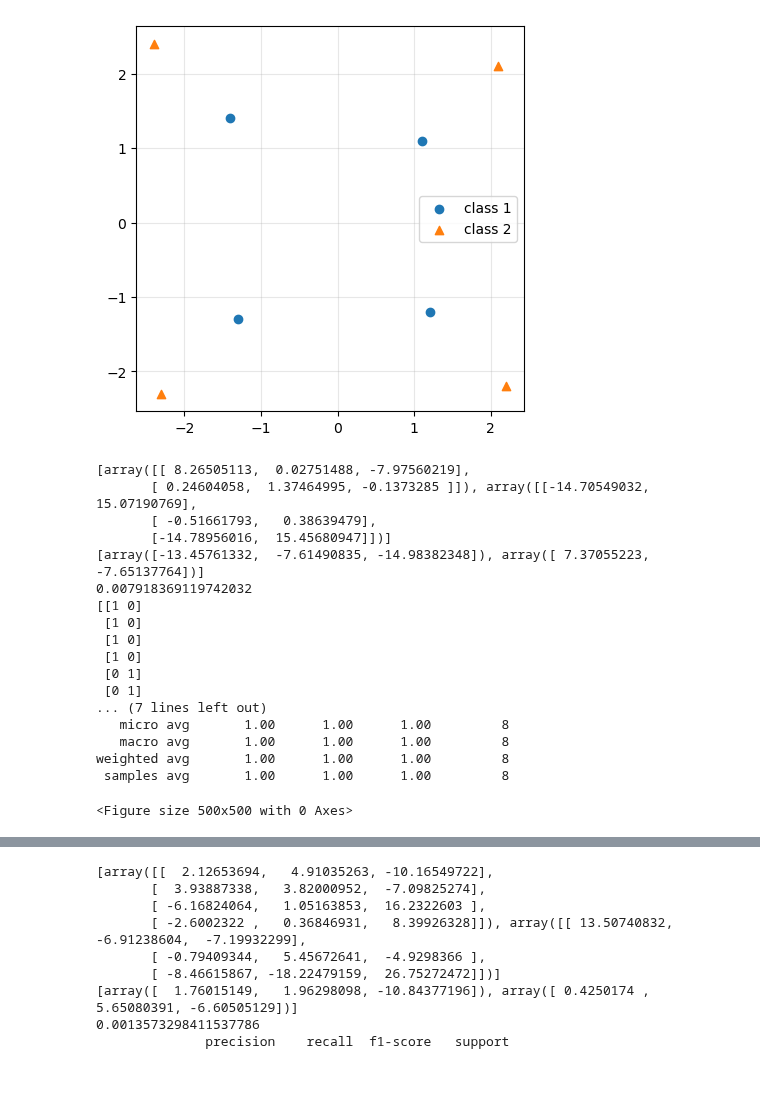
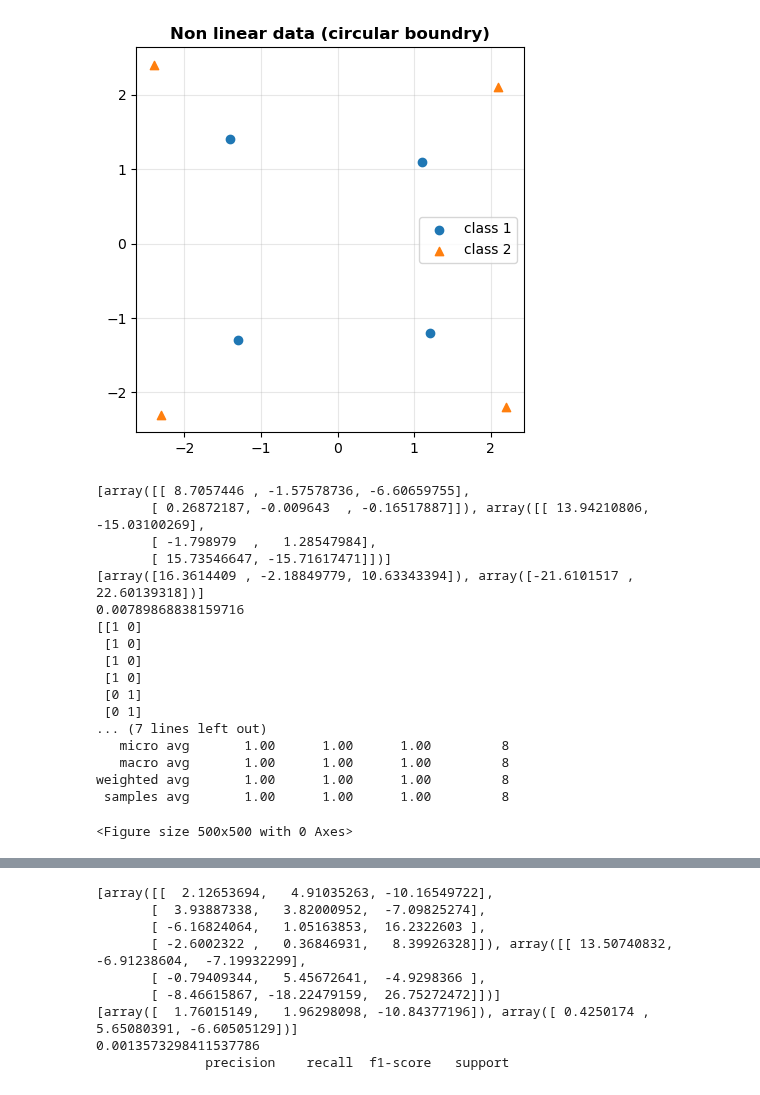
Before and after one commit to zxzxasas1/Python-Application, a Jupyter notebook: 機器學習/Neural Network 模型/code.ipynb, the cells around one changed output, grey strips where cells are left out. Saved outputs shown, nothing was run; the diff lists cells and outputs as text; code cells hidden in the pictures.

```diff
--- a/機器學習/Neural Network 模型/code.ipynb
+++ b/機器學習/Neural Network 模型/code.ipynb
@@ -45,6 +45,8 @@ plt.figure(figsize=(5,5))
 
 plt.scatter(plot_x[0:4,0],plot_x[0:4,1],marker="o",label="class 1")
 plt.scatter(plot_x[4:8,0],plot_x[4:8,1],marker="^",label="class 2")
+
+plt.title("Non linear data (circular boundry)",fontsize=12,fontweight="bold")
 
 plt.grid(alpha=0.3)
 plt.legend()
@@ -92,40 +94,40 @@ print(report)
 # confusion matrix 不支援向量表達，因此要改成單一數字，其實一般資料即便是多分類，y 也是用一個文字標籤或數字代碼即可，軟體或模組會自己轉換成向量，結果也會是一個文字或數字表達
 
 # 用 label encoder 改成單純的數字，label encoder 是把文字或其他標籤改成數字的函數，但只支援 1D 的 list
 
 # 但其實這邊不用 label encoder，y 只要用 numpy 陣列轉換即可，轉出來結果和 label encoder 一樣
 
 from sklearn.preprocessing import LabelEncoder
 
 plot_y = numpy.array(y)
 
 categories = plot_y[:,0]
 
 encoder = LabelEncoder()
 
 y_encode_result = encoder.fit_transform(categories)
 
 list_y_precition = numpy.array(y_prediction)
 
 matrix = confusion_matrix(y_encode_result,list_y_precition[:,0])
 
 # 把 confustion matrix 畫成圖
 
 display = ConfusionMatrixDisplay(matrix,display_labels=["0","1"])
 
 plt.figure(figsize=(5,5))
 
 display.plot()
 
 plt.show()
 # %% [output]
-[figure, old version]
+[figure, new version]
-[array([[ 8.26505113,  0.02751488, -7.97560219],
-       [ 0.24604058,  1.37464995, -0.1373285 ]]), array([[-14.70549032,  15.07190769],
-       [ -0.51661793,   0.38639479],
-       [-14.78956016,  15.45680947]])]
-[array([-13.45761332,  -7.61490835, -14.98382348]), array([ 7.37055223, -7.65137764])]
-0.007918369119742032
+[array([[ 8.7057446 , -1.57578736, -6.60659755],
+       [ 0.26872187, -0.009643  , -0.16517887]]), array([[ 13.94210806, -15.03100269],
+       [ -1.798979  ,   1.28547984],
+       [ 15.73546647, -15.71617471]])]
+[array([16.3614409 , -2.18849779, 10.63343394]), array([-21.6101517 ,  22.60139318])]
+0.00789868838159716
 [[1 0]
  [1 0]
  [1 0]
```
